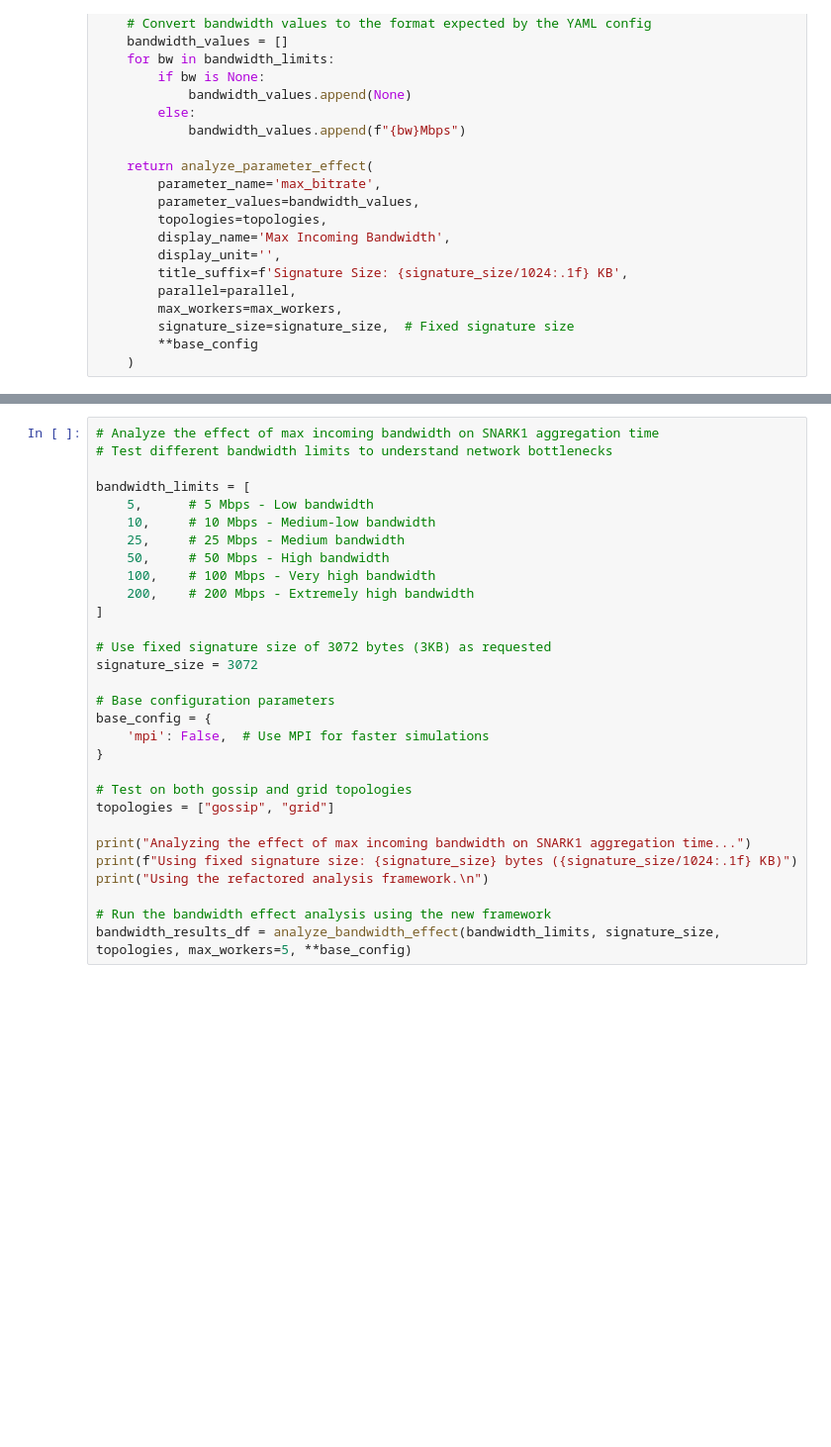
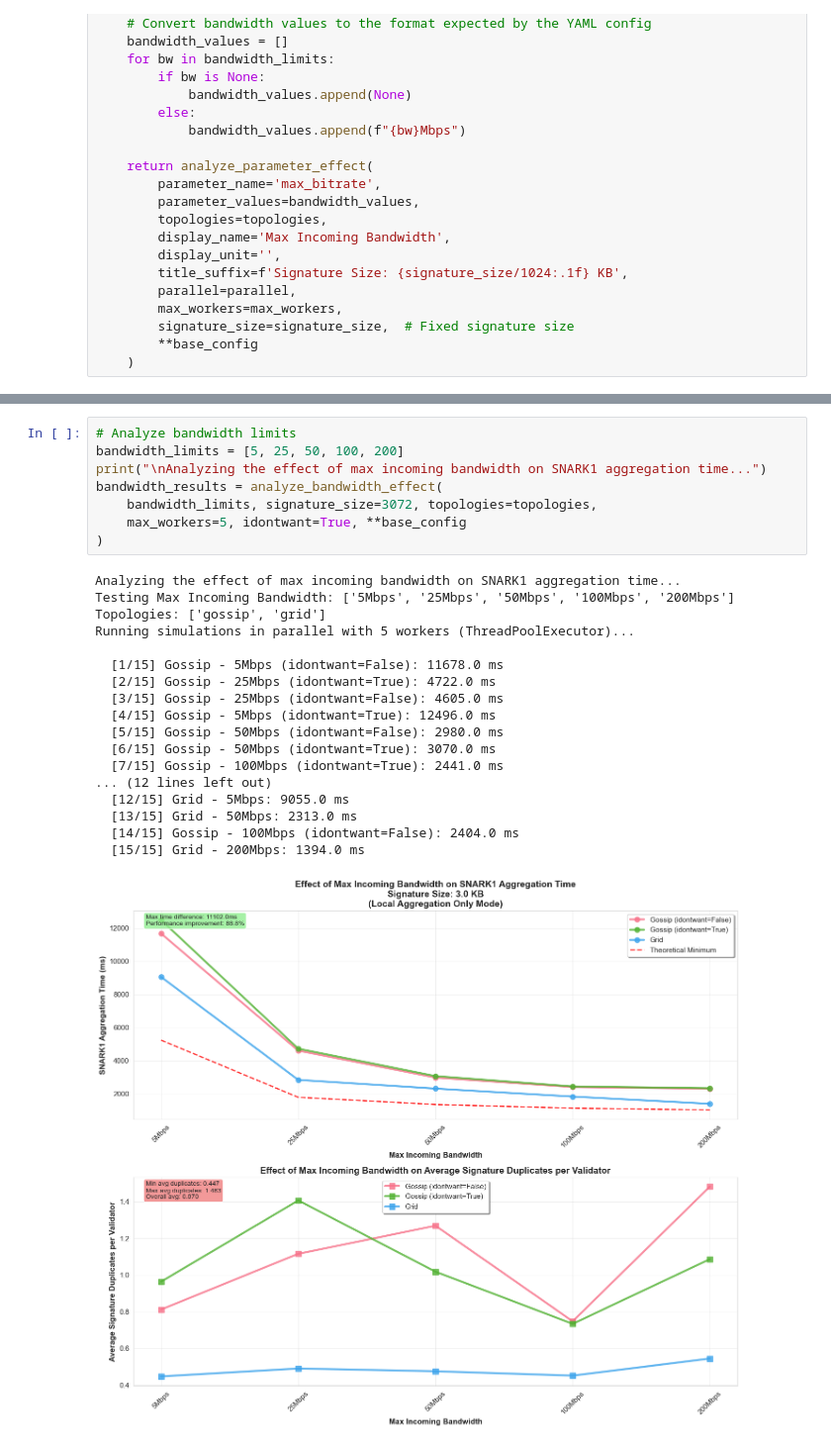
Before and after one commit to qdrvm/beamsim, a Jupyter notebook: beamsim-local-aggregation-only.ipynb, the cells around one changed output, grey strips where cells are left out. Shown at 99% size. Saved outputs shown, nothing was run; the diff lists cells and outputs as text; blank space fills up the shorter version.

```diff
--- a/beamsim-local-aggregation-only.ipynb
+++ b/beamsim-local-aggregation-only.ipynb
@@ -803,30 +900,27 @@ results_df = analyze_signature_size_effect(signature_sizes, topologies, max_work
-# %%
-# Analyze the effect of max incoming bandwidth on SNARK1 aggregation time
-# Test different bandwidth limits to understand network bottlenecks
-
-bandwidth_limits = [
-    5,      # 5 Mbps - Low bandwidth
-    10,     # 10 Mbps - Medium-low bandwidth
-    25,     # 25 Mbps - Medium bandwidth
-    50,     # 50 Mbps - High bandwidth
-    100,    # 100 Mbps - Very high bandwidth
-    200,    # 200 Mbps - Extremely high bandwidth
-]
-
-# Use fixed signature size of 3072 bytes (3KB) as requested
-signature_size = 3072
-
-# Base configuration parameters
-base_config = {
-    'mpi': False,  # Use MPI for faster simulations
-}
-
-# Test on both gossip and grid topologies
-topologies = ["gossip", "grid"]
-
-print("Analyzing the effect of max incoming bandwidth on SNARK1 aggregation time...")
-print(f"Using fixed signature size: {signature_size} bytes ({signature_size/1024:.1f} KB)")
-print("Using the refactored analysis framework.\n")
-
-# Run the bandwidth effect analysis using the new framework
-bandwidth_results_df = analyze_bandwidth_effect(bandwidth_limits, signature_size, topologies, max_workers=5, **base_config)
+# %%
+# Analyze bandwidth limits
+bandwidth_limits = [5, 25, 50, 100, 200]
+print("\nAnalyzing the effect of max incoming bandwidth on SNARK1 aggregation time...")
+bandwidth_results = analyze_bandwidth_effect(
+    bandwidth_limits, signature_size=3072, topologies=topologies,
+    max_workers=5, idontwant=True, **base_config
+)
+# %% [output]
+Analyzing the effect of max incoming bandwidth on SNARK1 aggregation time...
+Testing Max Incoming Bandwidth: ['5Mbps', '25Mbps', '50Mbps', '100Mbps', '200Mbps']
+Topologies: ['gossip', 'grid']
+Running simulations in parallel with 5 workers (ThreadPoolExecutor)...
+
+  [1/15] Gossip - 5Mbps (idontwant=False): 11678.0 ms
+  [2/15] Gossip - 25Mbps (idontwant=True): 4722.0 ms
+  [3/15] Gossip - 25Mbps (idontwant=False): 4605.0 ms
+  [4/15] Gossip - 5Mbps (idontwant=True): 12496.0 ms
+  [5/15] Gossip - 50Mbps (idontwant=False): 2980.0 ms
+  [6/15] Gossip - 50Mbps (idontwant=True): 3070.0 ms
+  [7/15] Gossip - 100Mbps (idontwant=True): 2441.0 ms
+... (12 lines left out)
+  [12/15] Grid - 5Mbps: 9055.0 ms
+  [13/15] Grid - 50Mbps: 2313.0 ms
+  [14/15] Gossip - 100Mbps (idontwant=False): 2404.0 ms
+  [15/15] Grid - 200Mbps: 1394.0 ms
+[figure, added]
```
Also changed, not shown: parts of 8 cells of this notebook, 4 other files.
